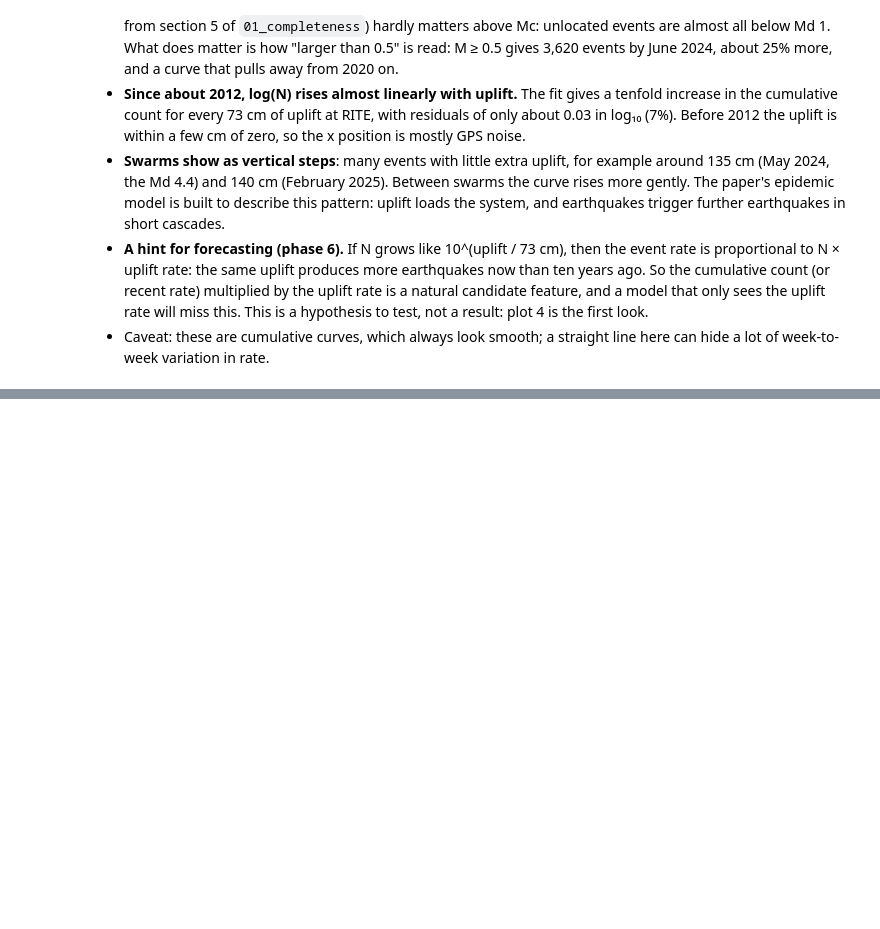
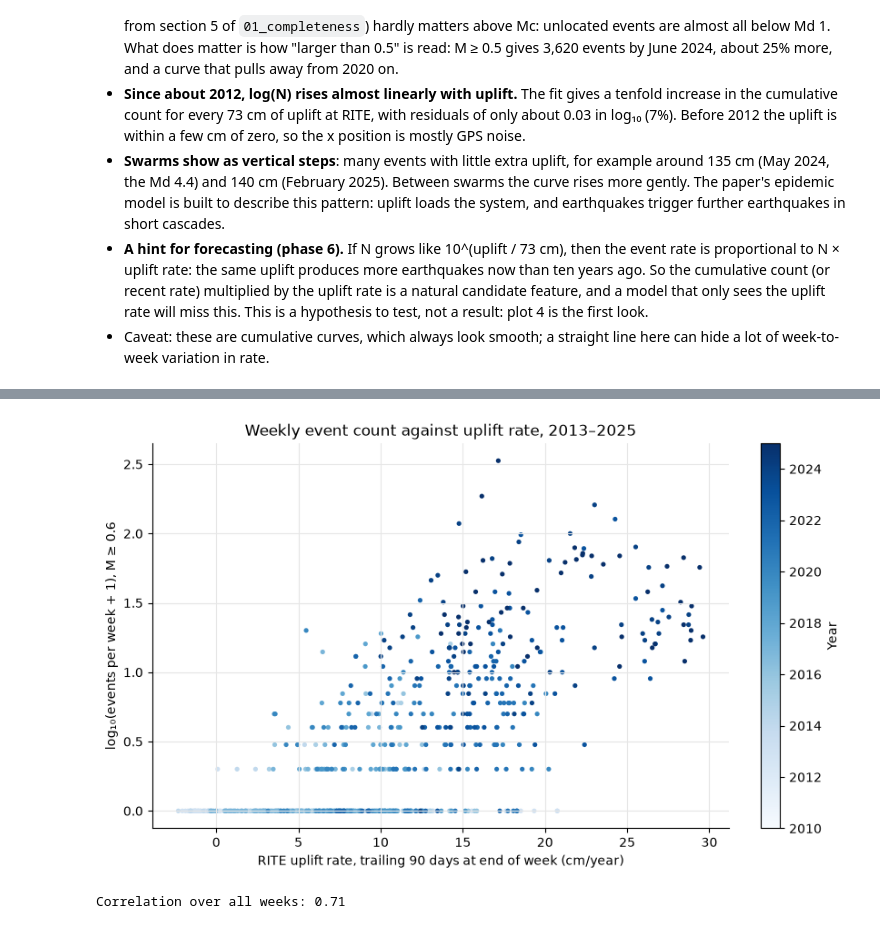
Before and after one commit to PatrickBolton/flegrei-seismicity, a Jupyter notebook: notebooks/02_explore.ipynb, the cells around one changed output, grey strips where cells are left out. Cells and saved outputs as stored; diff of their text form; code cells hidden in the pictures; blank space fills up the shorter version.

```diff
--- a/notebooks/02_explore.ipynb
+++ b/notebooks/02_explore.ipynb
@@ -336,0 +345,20 @@ Residuals: typical (std) 0.03, largest 0.08 (in log10 units).
+# %%
+weeks_wk = event_counts(events, "W", mc=MC_MAIN, start="2013-01-07", end="2025-12-28")
+log_count = np.log10(weeks_wk + 1).rename("log10(count + 1)")
+rite = station_daily(gps, "RITE")
+rate_90_sun = on_weekday(trailing_rate(rite, 90) * 100, weeks_wk.index, 6)
+
+fig, ax = plt.subplots(figsize=(9, 5.5))
+points = ax.scatter(rate_90_sun, log_count, c=weeks_wk.index.year, cmap="Blues", vmin=2010,
+                    s=14, edgecolors="none")
+ax.set_xlabel("RITE uplift rate, trailing 90 days at end of week (cm/year)")
+ax.set_ylabel(f"log₁₀(events per week + 1), M ≥ {MC_MAIN}")
+ax.set_title("Weekly event count against uplift rate, 2013–2025")
+ax.grid(True, which="major", color="0.9", linewidth=0.8)
+ax.spines[["top", "right"]].set_visible(False)
+fig.colorbar(points, ax=ax, label="Year", fraction=0.04)
+plt.show()
+print(f"Correlation over all weeks: {rate_90_sun.corr(log_count):.2f}")
+# %% [output]
+[figure, added]
+Correlation over all weeks: 0.71
```
Also changed, not shown: parts of 7 cells of this notebook, 1 other file.
